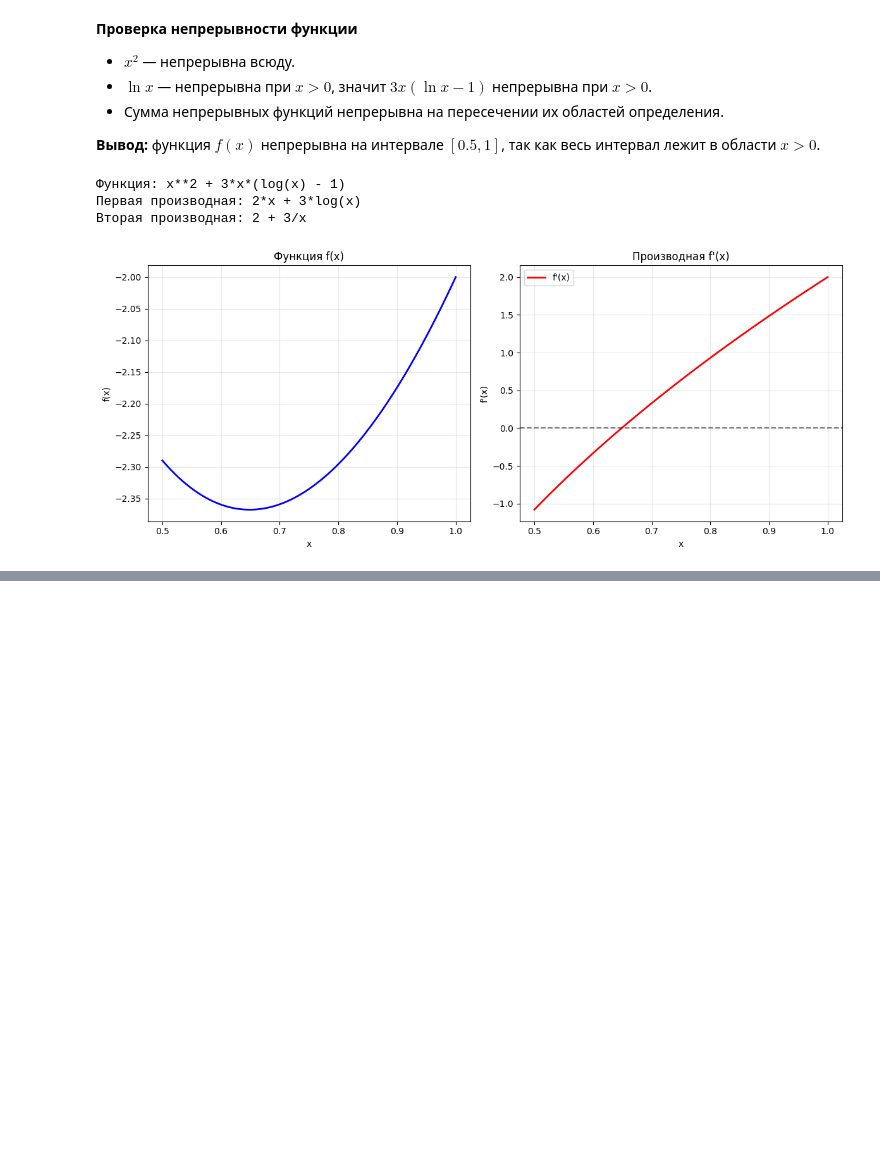
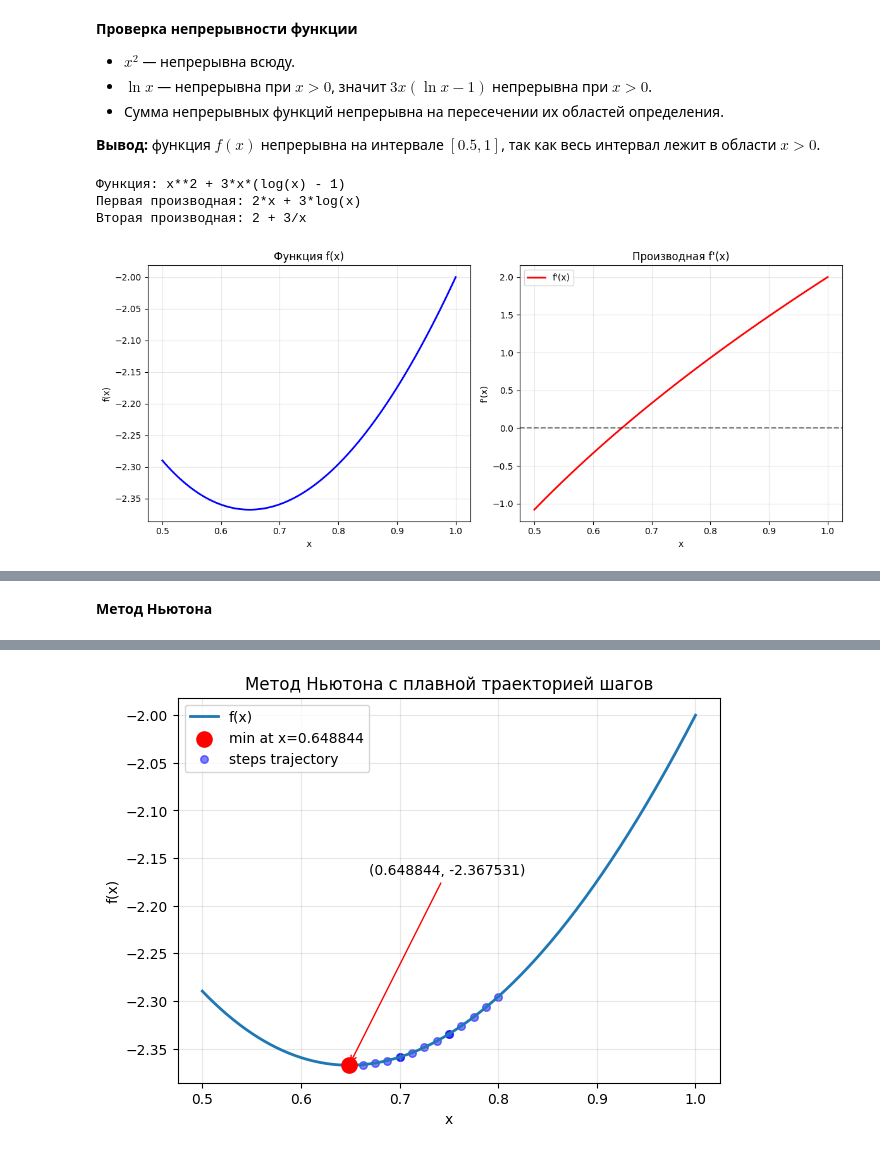
Before and after one commit to Qweyke/class-decision-theory, a Jupyter notebook: task_1/function_minimize.ipynb, the cells around one changed output, grey strips where cells are left out. Saved outputs shown, nothing was run; the diff lists cells and outputs as text; code cells hidden in the pictures; blank space fills up the shorter version.

```diff
--- a/task_1/function_minimize.ipynb
+++ b/task_1/function_minimize.ipynb
@@ -69,0 +240,79 @@ np.float64(0.6180339887498949)
+# %% [markdown]
+**Метод Ньютона**
+# %%
+import numpy as np
+import matplotlib.pyplot as plt
+import pandas as pd
+
+def newton_method_table_smooth(f_prime, f_double_prime, x0=0.8, eps=1e-6, max_iter=100, max_step=0.05):
+    x = x0
+    iterations = 0
+    steps_x = []
+    steps_y = []
+    table = []
+
+    while iterations < max_iter:
+        grad = f_prime(x)
+        hess = f_double_prime(x)
+        if abs(grad) < eps:
+            break
+
+        # классический шаг Ньютона
+        delta = grad / hess
+
+        # ограничиваем максимальный шаг для плавности
+        if abs(delta) > max_step:
+            delta = np.sign(delta) * max_step
+
+        x_new = x - delta
+
+        # Добавляем промежуточные точки для визуализации
+        steps_x.extend(np.linspace(x, x_new, 5))
+        steps_y.extend(f_lambd(np.linspace(x, x_new, 5)))
+
+        # Сохраняем основной шаг в таблицу
+        table.append([iterations+1, x, f_lambd(x), grad, hess])
+
+        x = x_new
+        iterations += 1
+
+    # Финальный шаг
+    steps_x.append(x)
+    steps_y.append(f_lambd(x))
+    table.append([iterations+1, x, f_lambd(x), f_prime(x), f_double_prime(x)])
+
+    df = pd.DataFrame(table, columns=["Step", "x", "f(x)", "f'(x)", "f''(x)"])
+    return x, steps_x, steps_y, df, iterations
+
+xmin, steps_x, steps_y, df_steps, num_steps = newton_method_table_smooth(f_der_lambd, f_double_der_lambd)
+
+print("Minimum at x =", xmin)
+print("f(xmin) =", f_lambd(xmin))
+print("Number of steps:", num_steps)
+
+print("\nFirst 10 steps:")
+print(df_steps.head(10))
+
+# График
+xx = np.linspace(0.5, 1.0, 400)
+yy = f_lambd(xx)
+
+plt.figure(figsize=(7,5))
+plt.plot(xx, yy, linewidth=2, label="f(x)")
+plt.scatter([xmin], [f_lambd(xmin)], s=120, color="red", zorder=5,
+            label=f"min at x={xmin:.6f}")
+plt.annotate(f"({xmin:.6f}, {f_lambd(xmin):.6f})",
+             xy=(xmin, f_lambd(xmin)),
+             xytext=(xmin + 0.02, f_lambd(xmin) + 0.2),
+             arrowprops=dict(arrowstyle="->", color="red"))
+
+# Синие точки шагов (плавные)
+plt.scatter(steps_x, steps_y, s=30, color="blue", alpha=0.5, label="steps trajectory")
+
+plt.grid(True, alpha=0.3)
+plt.xlabel("x")
+plt.ylabel("f(x)")
+plt.title("Метод Ньютона с плавной траекторией шагов")
+plt.legend()
+plt.show()
+# %% [output]
@@ -69,0 +331 @@ np.float64(0.6180339887498949)
+[figure, added]
```
Also changed, not shown: parts of 6 cells of this notebook.
